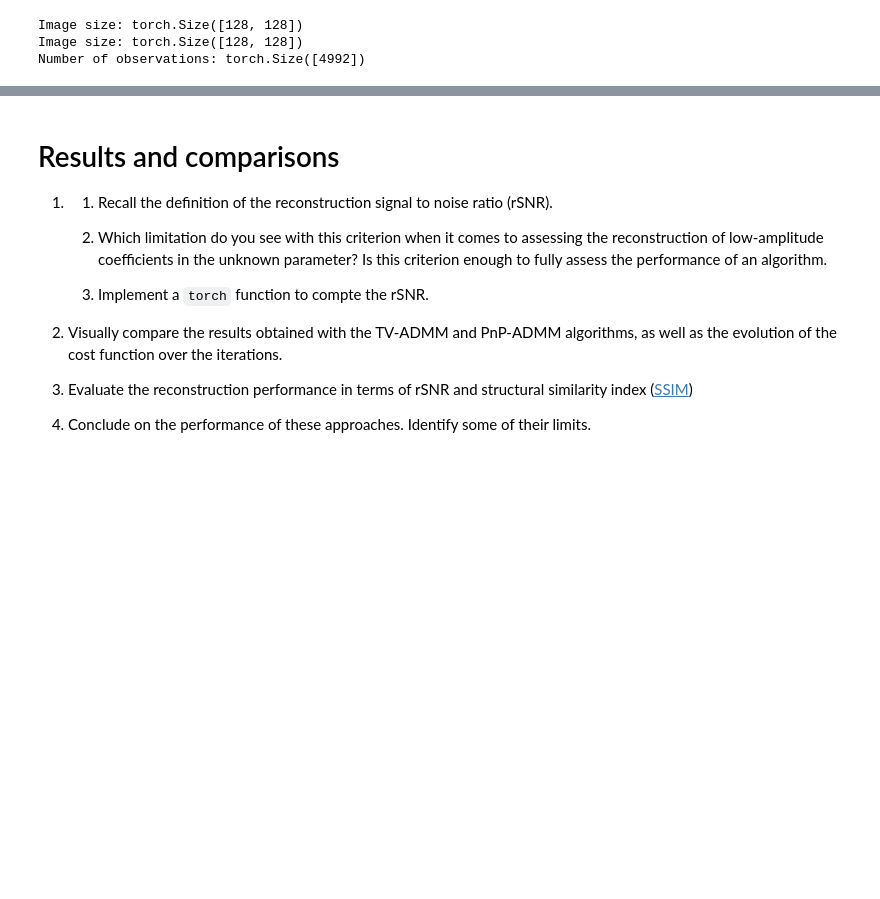
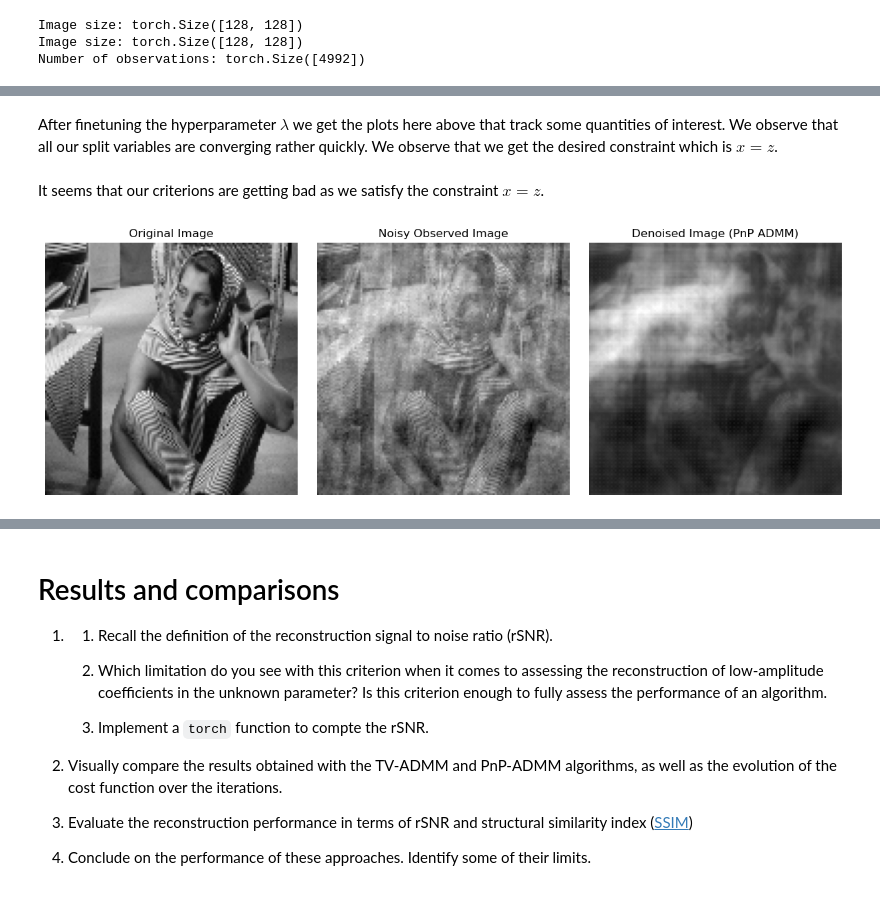
Before and after one commit to tms-gvd/lab1-mlsp, a Jupyter notebook: lab.ipynb, the cells around one changed output, grey strips where cells are left out. Drawn from its saved outputs; the diff is of its cells as text; code cells hidden in the pictures; blank space fills up the shorter version.

```diff
--- a/lab.ipynb
+++ b/lab.ipynb
@@ -341,0 +391,18 @@ $\textrm{prox}_{\ell_{2,1}}$ is computed using the property of proximal operator
+# %% [markdown]
+After finetuning the hyperparameter $\lambda$ we get the plots here above that track some quantities of interest. We observe that all our split variables are converging rather quickly. We observe that we get the desired constraint which is $x=z$.
+# %% [markdown]
+It seems that our criterions are getting bad as we satisfy the constraint $x=z$.
+# %%
+fig, axs = plt.subplots(1, 3, figsize=(12, 4))
+axs[0].imshow(x.cpu().numpy(), cmap='gray')
+axs[0].set_title('Original Image')
+axs[1].imshow(obs_2D.cpu().numpy(), cmap='gray')
+axs[1].set_title('Noisy Observed Image')
+axs[2].imshow(x_k.cpu().numpy(), cmap='gray')
+axs[2].set_title('Denoised Image (PnP ADMM)')
+for ax in axs.flat:
+    ax.axis('off')
+plt.tight_layout()
+plt.show()
+# %% [output]
+[figure, added]
```
Also changed, not shown: parts of 42 cells of this notebook.
